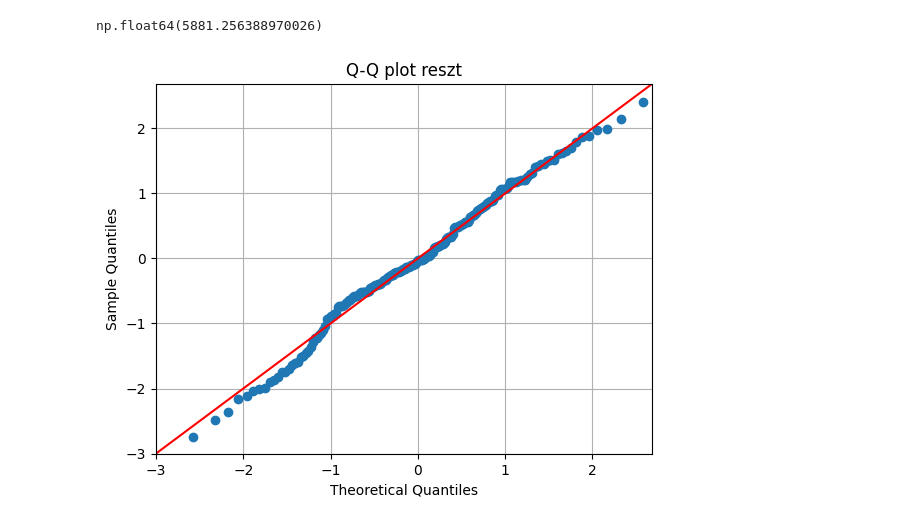
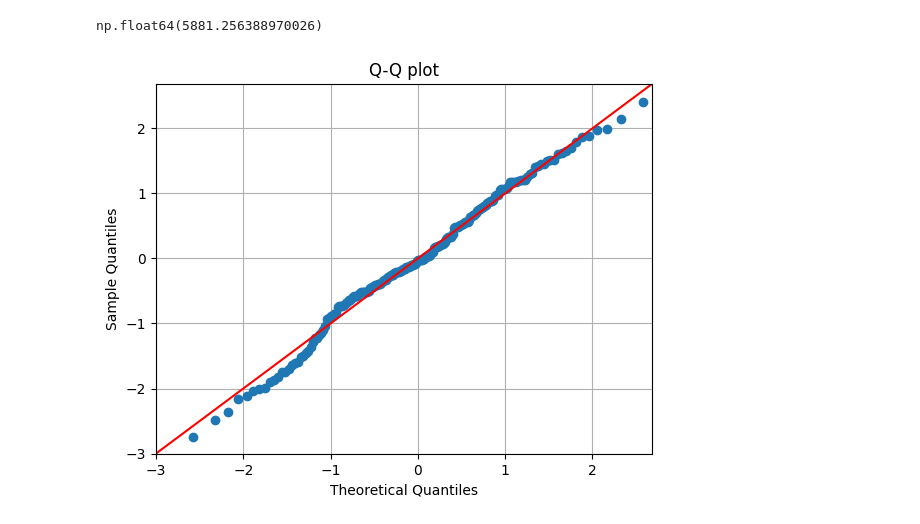
Before and after one commit to JedWojtowicz/MAD_SWPS_Jedrzej_Wojtowicz_3, a Jupyter notebook: MAD_JW_Projekt.ipynb, the cells around one changed output. Saved outputs shown, nothing was run; the diff lists cells and outputs as text; code cells hidden in the pictures.

```diff
--- a/MAD_JW_Projekt.ipynb
+++ b/MAD_JW_Projekt.ipynb
@@ -424,8 +453,8 @@ np.float64(5881.256388970026)
 # %%
 residuals = y_test - predictions
 sm.qqplot(residuals, line='45', fit=True)
-plt.title("Q-Q plot reszt")
+plt.title("Q-Q plot")
 plt.grid(True)
 plt.show()
 # %% [output]
-[figure, old version]
+[figure, new version]
```
Also changed, not shown: parts of 2 cells of this notebook.
